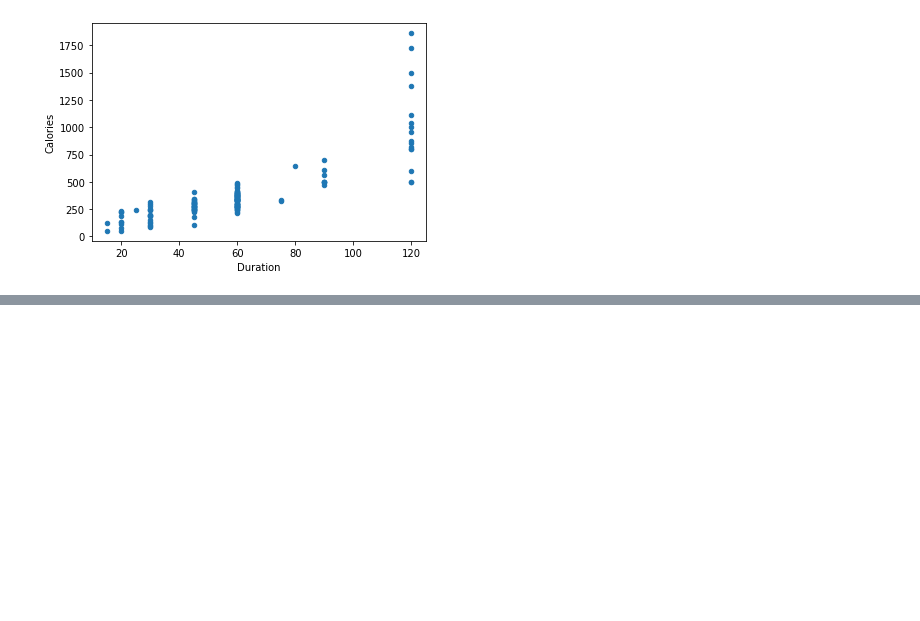
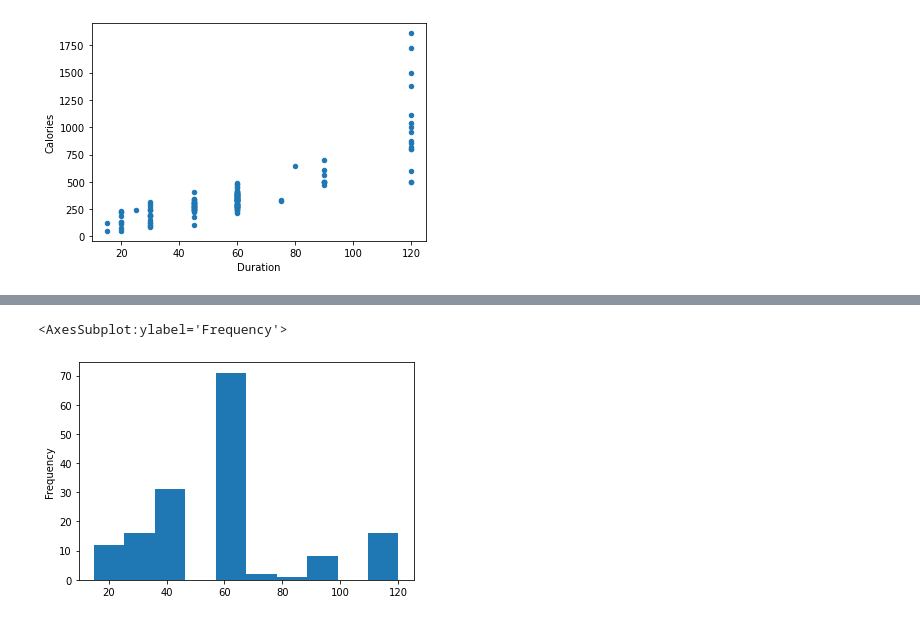
Before and after one commit to vanhuycx/test_code, a Jupyter notebook: test.ipynb, the cells around one changed output, grey strips where cells are left out. Drawn from its saved outputs; the diff is of its cells as text; code cells hidden in the pictures; blank space fills up the shorter version.

```diff
--- a/test.ipynb
+++ b/test.ipynb
@@ -205,0 +212,5 @@ plt.show()
+# %%
+df['Duration'].plot(kind='hist')
+# %% [output]
+<AxesSubplot:ylabel='Frequency'>
+[figure, added]
```
Also changed, not shown: parts of 1 cell of this notebook.
